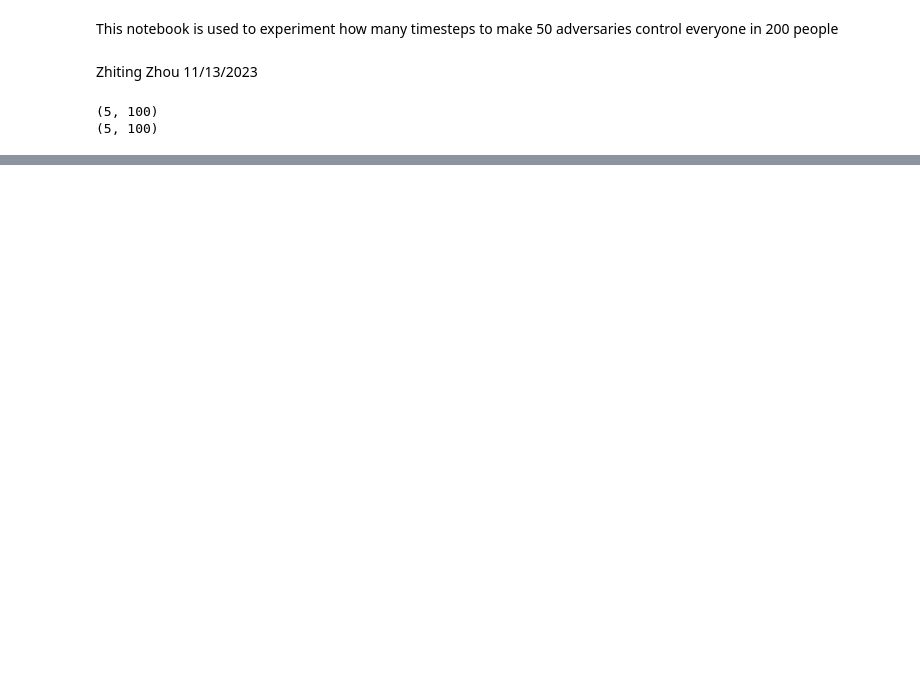
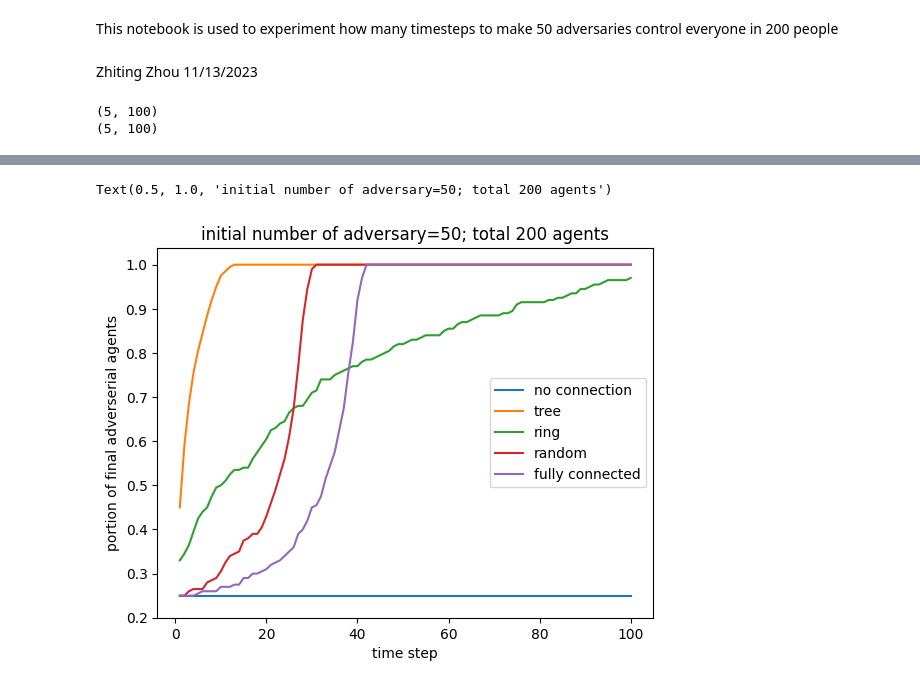
Before and after one commit to zhiting622/multiagent-simulation, a Jupyter notebook: various_models.ipynb, the cells around one changed output, grey strips where cells are left out. Cells and saved outputs as stored; diff of their text form; code cells hidden in the pictures; blank space fills up the shorter version.

```diff
--- a/various_models.ipynb
+++ b/various_models.ipynb
@@ -195,0 +258,60 @@ Text(0.5, 1.0, 'initial number of adversary=1')
+# %%
+# time step iteration simulation begins
+random.seed(random_seed)
+depends_on_past_states = True # if the agent's policy depends on past states or current states?
+num_adv = 50
+adjacencies = [adjacency_identity, adjacency_cycle, adjacency_double_cycle, adjacency_random, adjacency_1]
+
+num_purple_adj = []
+num_increase_adj = []
+
+for adjacency in adjacencies:
+    initial_states = generate_states(num_agents=num_agents, num_purple=num_adv) # initial states: i purples, which means i adversaries
+    prev_states = initial_states
+
+    num_purple = [] # how many purple we end up wit
+    num_portion = []
+    num_increase = []
+
+    for time in range(time_steps):
+        # simulate for 10 times
+        current_states_carlo = []
+        current_purple_carlo = 0
+        for iter in range(monte_carlo):
+            current_states, current_purple, increased_purple = simulation(num_agents=num_agents, depends_on_past_states=True,past_states=prev_states,
+                                                                        func=None, impacted_by_portion=True, confidence=None, impact_from_others=adjacency, cost_of_state=None)
+            if iter == 0:
+                current_states_carlo =  np.copy(current_states)
+            else:
+                current_states_carlo = current_states_carlo + current_states
+            current_states_carlo = np.array(current_states_carlo)
+            current_purple_carlo += current_purple
+
+        current_states = [round(num) for num in current_states_carlo/monte_carlo] # make sure the states are binary
+        current_purple = sum(current_states)
+
+        increased_purple = current_purple - num_adv
+
+        num_purple.append(current_purple)
+        num_increase.append(increased_purple)
+        prev_states = current_states
+
+    num_purple_adj.append(num_purple)
+    num_increase_adj.append(num_increase)
+
+num_purple_time = np.array(num_purple_adj)
+num_increase_time = np.array(num_increase_adj)
+
+plt.plot(nums, num_purple_time.T)
+plt.xlabel("time step")
+plt.ylabel("portion of final adverserial agents")
+plt.legend(['no connection', 'tree', 'ring', 'random', 'fully connected'])
+
+values = np.arange(40, 220, 20)
+labels = [value/200 for value in values]
+plt.yticks(values, labels)
+title = 'initial number of adversary=' + str(num_adv) + '; total 200 agents'
+plt.title(title)
+# %% [output]
+Text(0.5, 1.0, 'initial number of adversary=50; total 200 agents')
+[figure, added]
```
Also changed, not shown: parts of 9 cells of this notebook.
